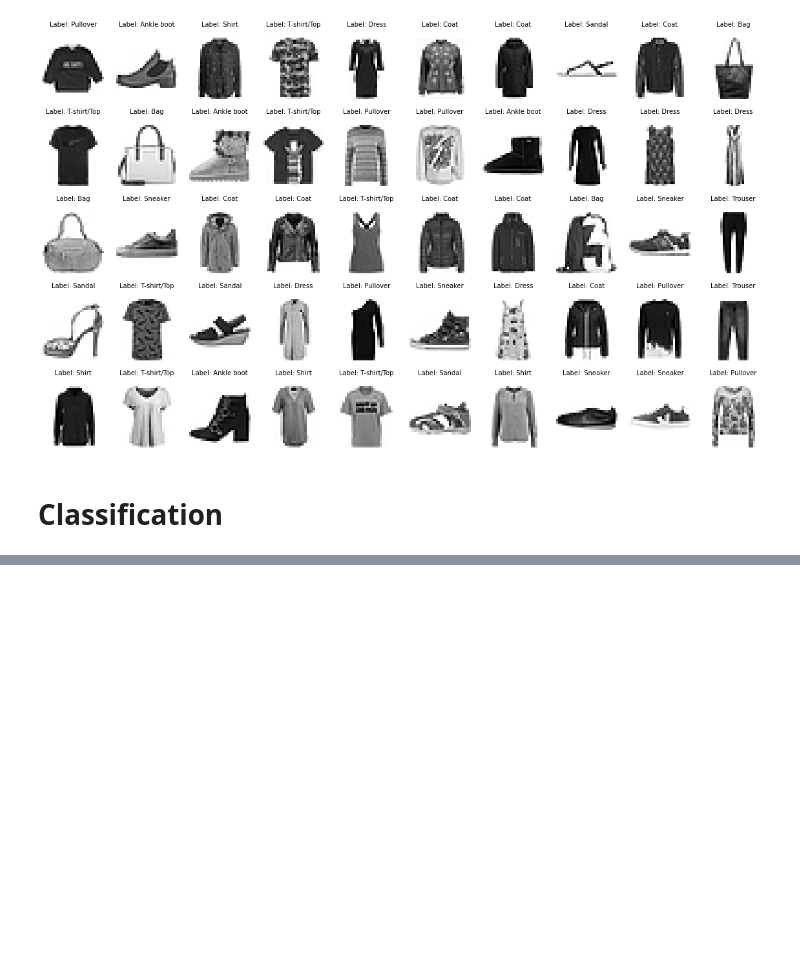
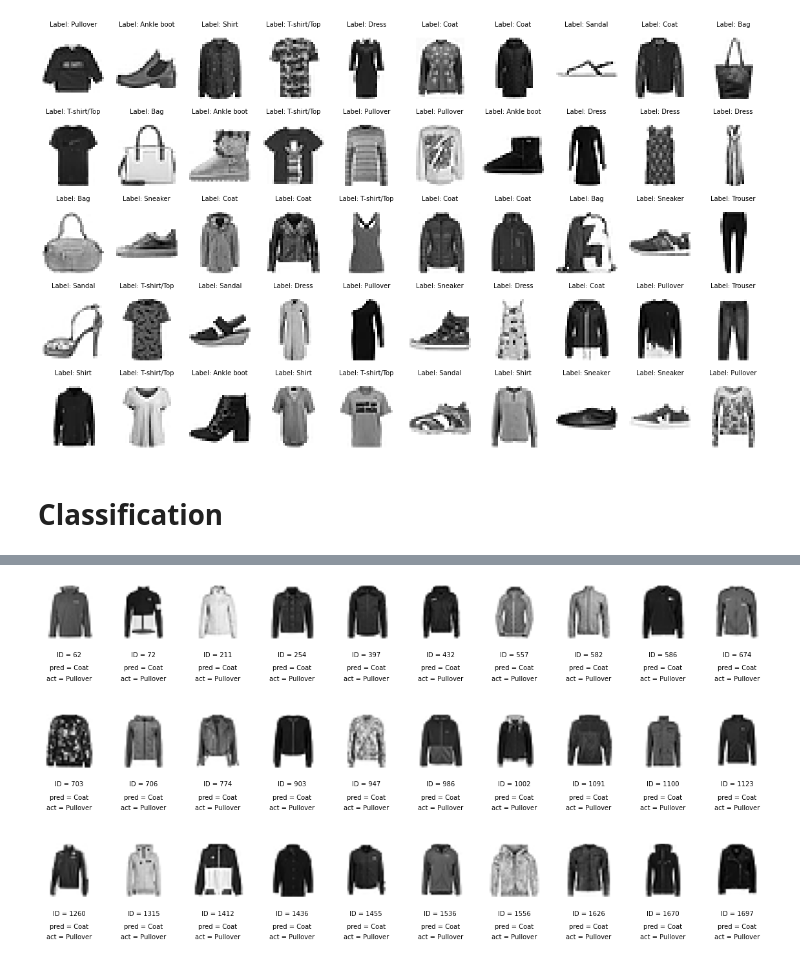
Before and after one commit to roma-glushko/zelando-fashion-mnist, a Jupyter notebook: index.ipynb, the cells around one changed output, grey strips where cells are left out. Cells and saved outputs as stored; diff of their text form; code cells hidden in the pictures; blank space fills up the shorter version.

```diff
--- a/index.ipynb
+++ b/index.ipynb
@@ -172,0 +265,21 @@ model.evaluate(X_test, y_test)
+# %%
+missclass_label_indices = [
+    idx for idx, (label_true, label_pred) in enumerate(zip(y_test, y_test_pred))
+    if label_true == 4 and label_pred == 2
+]
+
+missclass_len = len(missclass_label_indices)
+# %%
+fig = plt.figure(figsize=(20, 10))
+fig.subplots_adjust(hspace=0.4, wspace=0.4)
+
+for i, idx in enumerate(missclass_label_indices[:30]):
+    ax = fig.add_subplot(3, 10, i + 1)
+    ax.axis('off')
+
+    ax.text(0.5, -0.35, 'ID = ' + str(idx), fontsize=10, ha='center', transform=ax.transAxes)
+    ax.text(0.5, -0.6, 'pred = ' + label_names[y_test[idx]], fontsize=10, ha='center', transform=ax.transAxes)
+    ax.text(0.5, -0.8, 'act = ' + label_names[y_test_pred[idx]], fontsize=10, ha='center', transform=ax.transAxes)
+    ax.imshow(np.reshape(X_test.values[idx], (28, 28)), cmap='binary')
+# %% [output]
+[figure, added]
```
Also changed, not shown: parts of 17 cells of this notebook, 1 other file.
